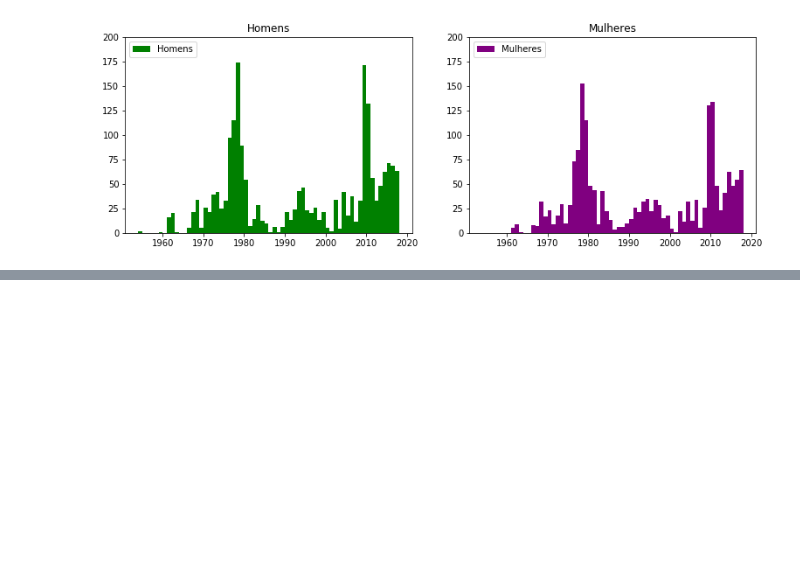
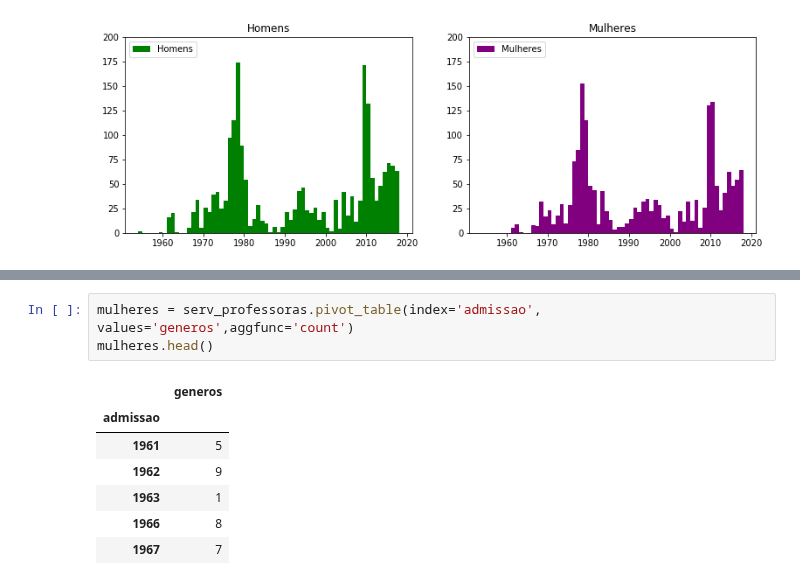
Before and after one commit to kevinwall/Probabilidade_Projeto, a Jupyter notebook: Rascunho.ipynb, the cells around one changed output, grey strips where cells are left out. Cells and saved outputs as stored; diff of their text form; blank space fills up the shorter version.

```diff
--- a/Rascunho.ipynb
+++ b/Rascunho.ipynb
@@ -603,0 +551,11 @@ plt.show()
+# %%
+mulheres = serv_professoras.pivot_table(index='admissao', values='generos',aggfunc='count')
+mulheres.head()
+# %% [output]
+|  | generos |
+| admissao |  |
+| 1961 | 5 |
+| 1962 | 9 |
+| 1963 | 1 |
+| 1966 | 8 |
+| 1967 | 7 |
```
Also changed, not shown: parts of 24 cells of this notebook.
